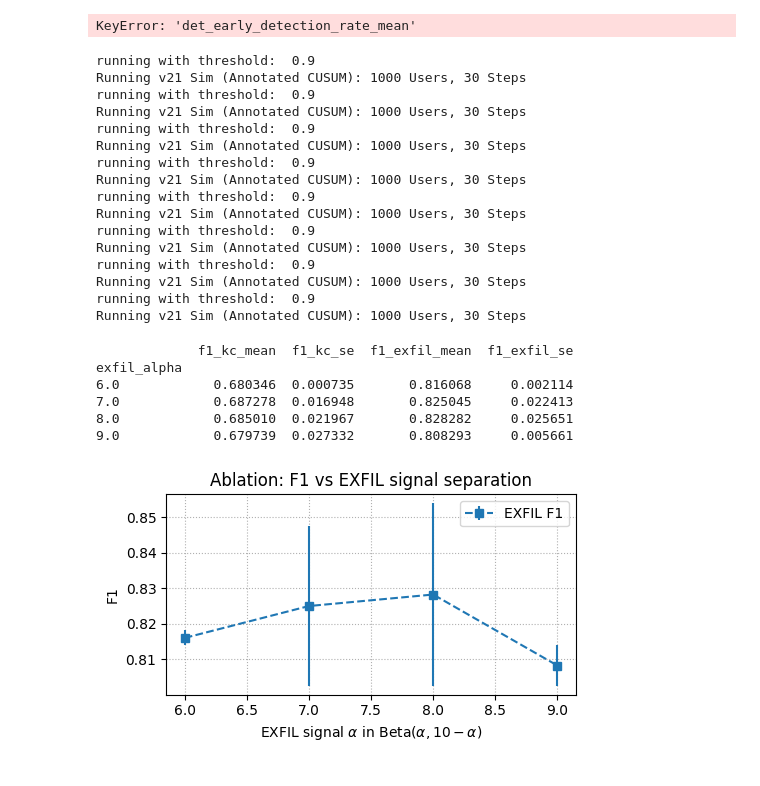
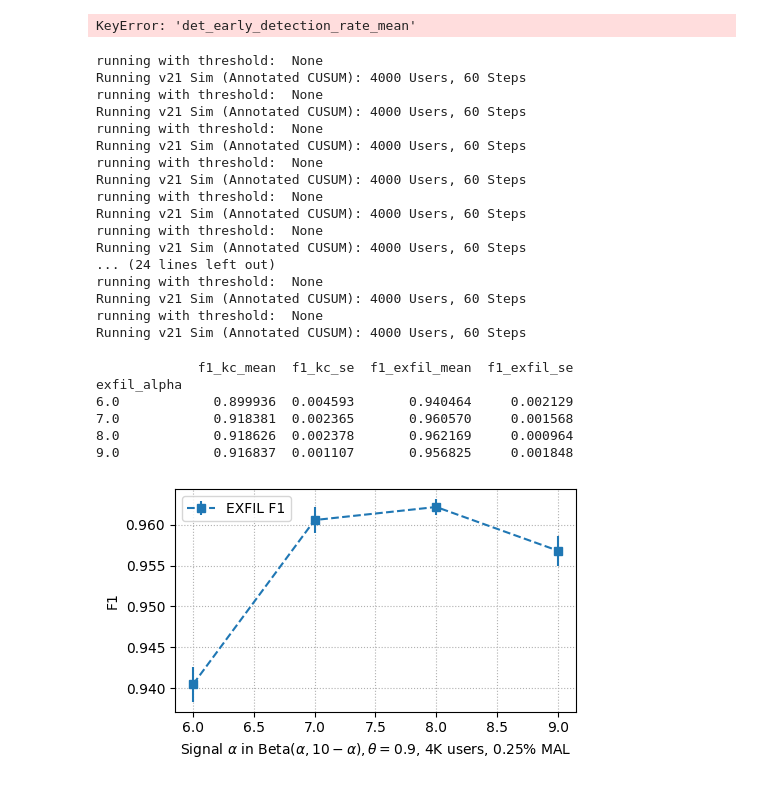
Before and after one commit to javedmshah/btce_insiderthreatmodel, a Jupyter notebook: project/deeper_sim_behavior.ipynb, the cells around one changed output. Drawn from its saved outputs; the diff is of its cells as text; code cells hidden in the pictures.

```diff
--- a/project/deeper_sim_behavior.ipynb
+++ b/project/deeper_sim_behavior.ipynb
@@ -1660,10 +1655,10 @@ def collect_scores(
 # %%
 # TABLE 2 in paper
 # --- Collect scores for behavioral vs rational ---
-num_runs = 2
-N = 100
+num_runs = 3
+N = 4000
 T = 30
-pct_mal = 0.01
+pct_mal = 0.0025
 ft = 3
 
 dfb, y_beh, s_beh = collect_scores(
@@ -1742,0 +2026,16 @@ plt.show()
+# %%
+# ============ STEP 1: Run the ablation with both kill-chain and exfil data ============
+
+num_runs = 2
+N = 4000
+T = 30
+ft = 3
+THRESHOLD = 0.9
+
+df_ablation, raw_kc, raw_exfil = ablation_pct_mal(
+    n_runs=num_runs,
+    num_users=N,
+    pct_mal=(0.00025, 0.0005, 0.00075),
+    horizon=T,
+    ft=ft
+)
@@ -1948,9 +2395,9 @@ def summarize_exfil_beta_ablation(df: pd.DataFrame) -> pd.DataFrame:
 # Example EXFIL ablation run
 exfil_alpha_list = [6.0, 7.0, 8.0, 9.0]  # => Beta(6,4), (7,3), (8,2), (9,1)
 
-N = 1000
-pct_mal = 0.01
-T = 30
+N = 4000
+pct_mal = 0.0025
+T = 60
 f = 3
 n_runs = 5
 
@@ -1963,55 +2410,56 @@ exfil_results = ablation_exfil_beta_vs_f1(
     n_runs=n_runs,
 )
 # %% [output]
-running with threshold:  0.9
-Running v21 Sim (Annotated CUSUM): 1000 Users, 30 Steps
-running with threshold:  0.9
-Running v21 Sim (Annotated CUSUM): 1000 Users, 30 Steps
-running with threshold:  0.9
-Running v21 Sim (Annotated CUSUM): 1000 Users, 30 Steps
-running with threshold:  0.9
-Running v21 Sim (Annotated CUSUM): 1000 Users, 30 Steps
-running with threshold:  0.9
-Running v21 Sim (Annotated CUSUM): 1000 Users, 30 Steps
-running with threshold:  0.9
-Running v21 Sim (Annotated CUSUM): 1000 Users, 30 Steps
-running with threshold:  0.9
-Running v21 Sim (Annotated CUSUM): 1000 Users, 30 Steps
-running with threshold:  0.9
-Running v21 Sim (Annotated CUSUM): 1000 Users, 30 Steps
+running with threshold:  None
+Running v21 Sim (Annotated CUSUM): 4000 Users, 60 Steps
+running with threshold:  None
+Running v21 Sim (Annotated CUSUM): 4000 Users, 60 Steps
+running with threshold:  None
+Running v21 Sim (Annotated CUSUM): 4000 Users, 60 Steps
+running with threshold:  None
+Running v21 Sim (Annotated CUSUM): 4000 Users, 60 Steps
+running with threshold:  None
+Running v21 Sim (Annotated CUSUM): 4000 Users, 60 Steps
+running with threshold:  None
+Running v21 Sim (Annotated CUSUM): 4000 Users, 60 Steps
+... (24 lines left out)
+running with threshold:  None
+Running v21 Sim (Annotated CUSUM): 4000 Users, 60 Steps
+running with threshold:  None
+Running v21 Sim (Annotated CUSUM): 4000 Users, 60 Steps
 # %%
 
 exfil_summary = summarize_exfil_beta_ablation(exfil_results)
 print(exfil_summary)
 
 # --- Plot, similar style as F1 vs traitors ---
 fig, ax = plt.subplots(figsize=(5, 3))
 
 xs = exfil_summary.index.values
 
 ax.errorbar(
     xs,
     exfil_summary["f1_exfil_mean"].values,
     yerr=exfil_summary["f1_exfil_se"].values,
     marker="s",
     linestyle="--",
     label="EXFIL F1",
 )
 
-ax.set_xlabel(r"EXFIL signal $\alpha$ in $\mathrm{Beta}(\alpha, 10-\alpha)$")
+ax.set_xlabel(r"Signal $\alpha$ in $\mathrm{Beta}(\alpha, 10-\alpha), \theta=0.9$, 4K users, 0.25% MAL")
 ax.set_ylabel("F1")
-ax.set_title("Ablation: F1 vs EXFIL signal separation")
+#ax.set_title("Ablation: F1 vs EXFIL signal separation")
 ax.grid(True, linestyle=":")
 ax.legend()
 
 plt.tight_layout()
 plt.show()
 # %% [output]
              f1_kc_mean  f1_kc_se  f1_exfil_mean  f1_exfil_se
 exfil_alpha
-6.0            0.680346  0.000735       0.816068     0.002114
-7.0            0.687278  0.016948       0.825045     0.022413
-8.0            0.685010  0.021967       0.828282     0.025651
-9.0            0.679739  0.027332       0.808293     0.005661
+6.0            0.899936  0.004593       0.940464     0.002129
+7.0            0.918381  0.002365       0.960570     0.001568
+8.0            0.918626  0.002378       0.962169     0.000964
+9.0            0.916837  0.001107       0.956825     0.001848
-[figure, old version]
+[figure, new version]
 # %%
```
Also changed, not shown: parts of 25 cells of this notebook, 8 other files.
